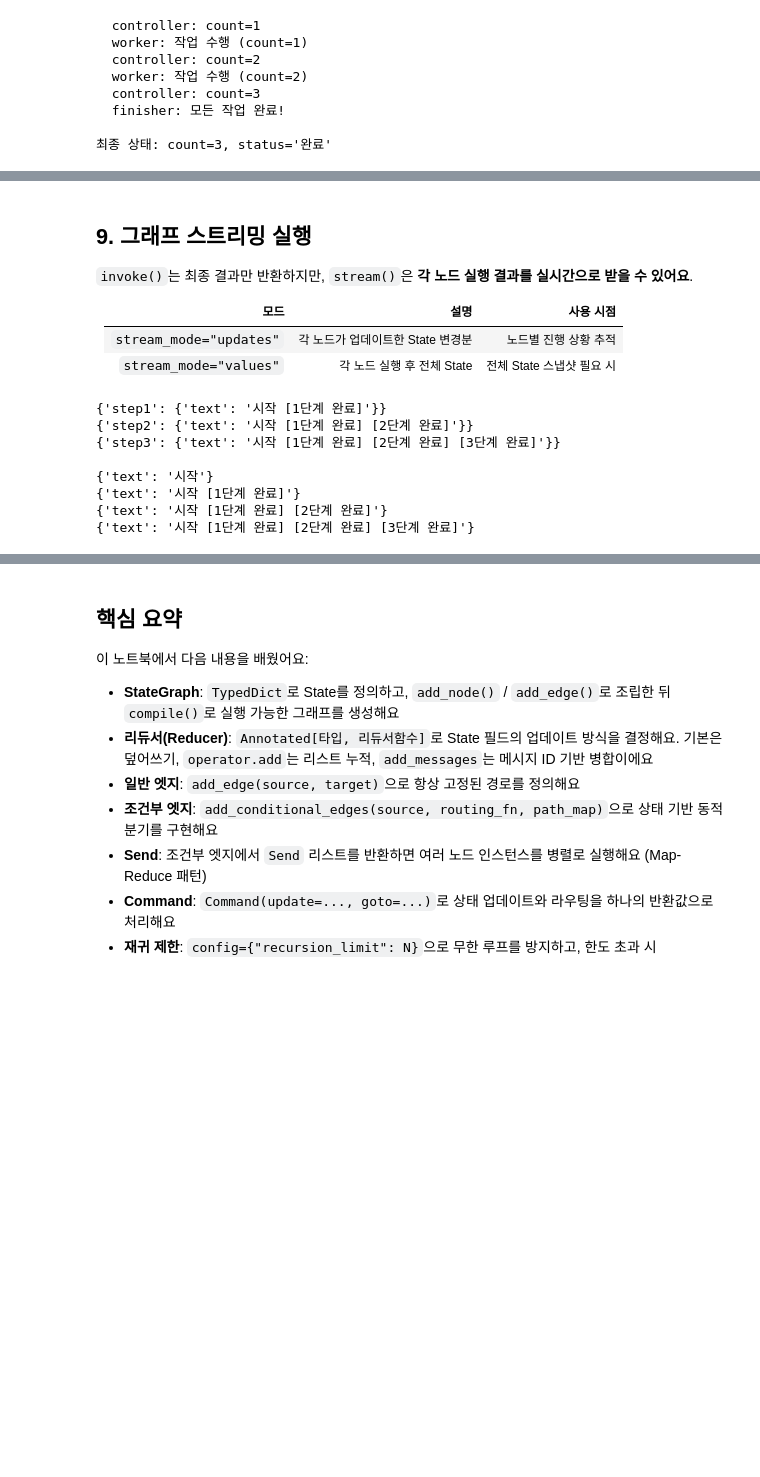
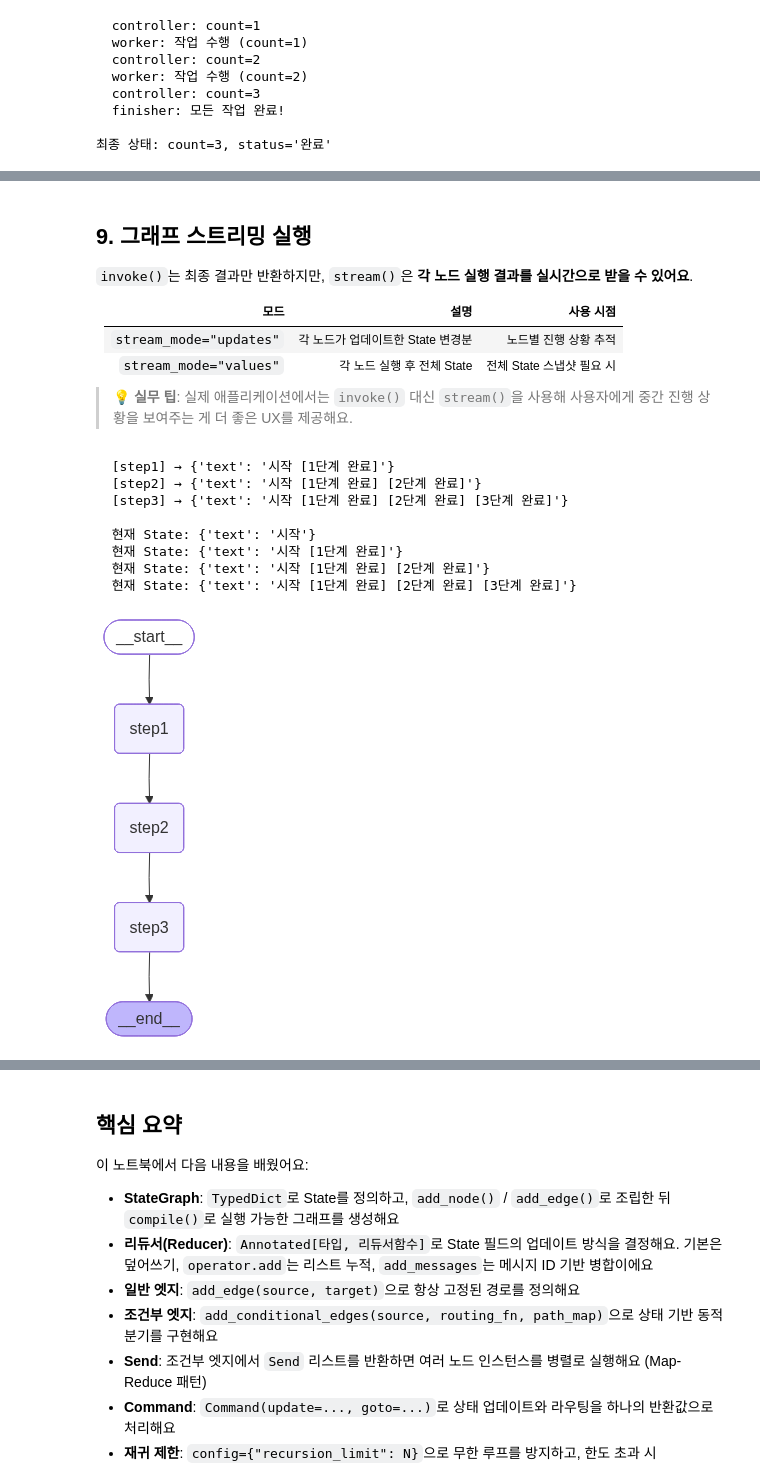
Before and after one commit to elixirevo/hk-langgraph-lecture, a Jupyter notebook: answer/02_LangGraph_Basics/04-StateGraph-Basics.ipynb, the cells around one changed output, grey strips where cells are left out. Cells and saved outputs as stored; diff of their text form; code cells hidden in the pictures; blank space fills up the shorter version.

```diff
--- a/answer/02_LangGraph_Basics/04-StateGraph-Basics.ipynb
+++ b/answer/02_LangGraph_Basics/04-StateGraph-Basics.ipynb
@@ -947,48 +1091,61 @@ result
 |------|------|-----------|
 | `stream_mode="updates"` | 각 노드가 업데이트한 State 변경분 | 노드별 진행 상황 추적 |
 | `stream_mode="values"` | 각 노드 실행 후 전체 State | 전체 State 스냅샷 필요 시 |
+
+> 💡 **실무 팁**: 실제 애플리케이션에서는 `invoke()` 대신 `stream()`을 사용해 사용자에게 중간 진행 상황을 보여주는 게 더 좋은 UX를 제공해요.
 # %%
+# 앞서 만든 파이프라인 그래프를 스트리밍 모드로 실행해요
 from typing_extensions import TypedDict
 from langgraph.graph import StateGraph, START, END
+
 
 class StreamState(TypedDict):
     text: str
 
+
 def step1(state: StreamState):
     return {"text": state["text"] + " [1단계 완료]"}
+
 
 def step2(state: StreamState):
     return {"text": state["text"] + " [2단계 완료]"}
 
+
 def step3(state: StreamState):
     return {"text": state["text"] + " [3단계 완료]"}
+
 
 builder = StateGraph(StreamState)
 builder.add_node("step1", step1)
 builder.add_node("step2", step2)
 builder.add_node("step3", step3)
-
 builder.add_edge(START, "step1")
 builder.add_edge("step1", "step2")
 builder.add_edge("step2", "step3")
 builder.add_edge("step3", END)
-
 stream_graph = builder.compile()
 
-# stream_mode = 'updates' : 각 노드의 변경분
-for chunk in stream_graph.stream({"text": "시작"}, stream_mode="updates"):
-    print(chunk)
+# === stream_mode='updates' (각 노드의 변경분) ===
+for chunk in stream_graph.stream(
+    {"text": "시작"},
+    stream_mode="updates"   # 각 노드가 업데이트한 변경분만 받아요
+):
+    for node_name, node_output in chunk.items():
+        print(f"  [{node_name}] → {node_output}")
 
 print()
-
-for chunk in stream_graph.stream({"text": "시작"}, stream_mode="values"):
-    print(chunk)
+# === stream_mode='values' (매 스텝의 전체 State) ===
+for state_snapshot in stream_graph.stream(
+    {"text": "시작"},
+    stream_mode="values"    # 매 스텝마다 전체 State 스냅샷을 받아요
+):
+    print(f"  현재 State: {state_snapshot}")
 # %% [output]
-{'step1': {'text': '시작 [1단계 완료]'}}
-{'step2': {'text': '시작 [1단계 완료] [2단계 완료]'}}
-{'step3': {'text': '시작 [1단계 완료] [2단계 완료] [3단계 완료]'}}
+  [step1] → {'text': '시작 [1단계 완료]'}
+  [step2] → {'text': '시작 [1단계 완료] [2단계 완료]'}
+  [step3] → {'text': '시작 [1단계 완료] [2단계 완료] [3단계 완료]'}
 
-{'text': '시작'}
-{'text': '시작 [1단계 완료]'}
-{'text': '시작 [1단계 완료] [2단계 완료]'}
-{'text': '시작 [1단계 완료] [2단계 완료] [3단계 완료]'}
+  현재 State: {'text': '시작'}
+  현재 State: {'text': '시작 [1단계 완료]'}
+  현재 State: {'text': '시작 [1단계 완료] [2단계 완료]'}
+  현재 State: {'text': '시작 [1단계 완료] [2단계 완료] [3단계 완료]'}
@@ -999,3 +1152,9 @@ for chunk in stream_graph.stream({"text": "시작"}, stream_mode="values"):
+# %%
+# 그래프 흐름: START → step1 → step2 → step3 → END
+# 각 step 노드: 텍스트에 단계 완료 메시지를 추가해요
+display(Image(stream_graph.get_graph().draw_mermaid_png()))
+# %% [output]
+[figure, added]
 # %% [markdown]
 ## 10. 종합 실습
 
```
Also changed, not shown: parts of 41 cells of this notebook, 52 other files.
